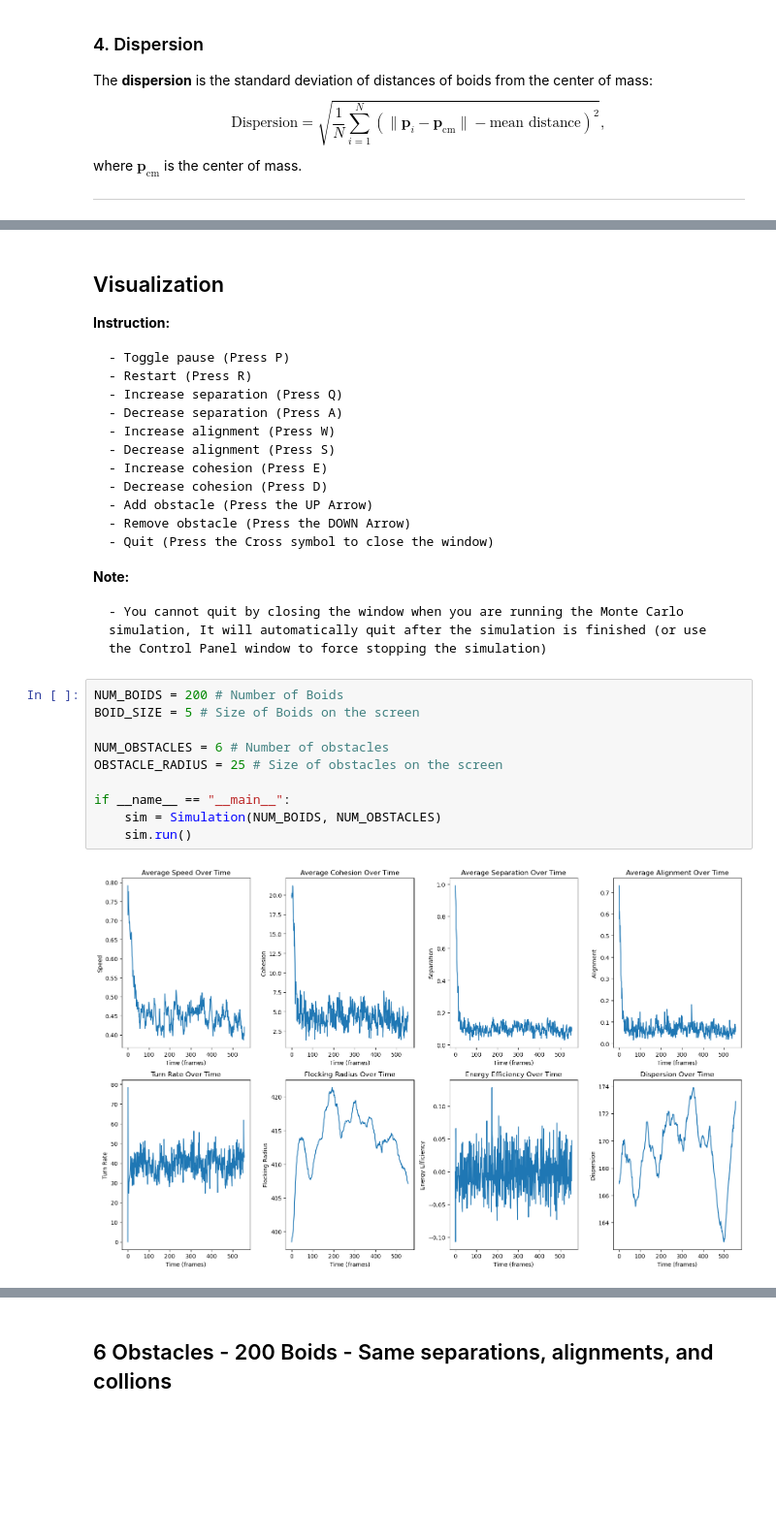
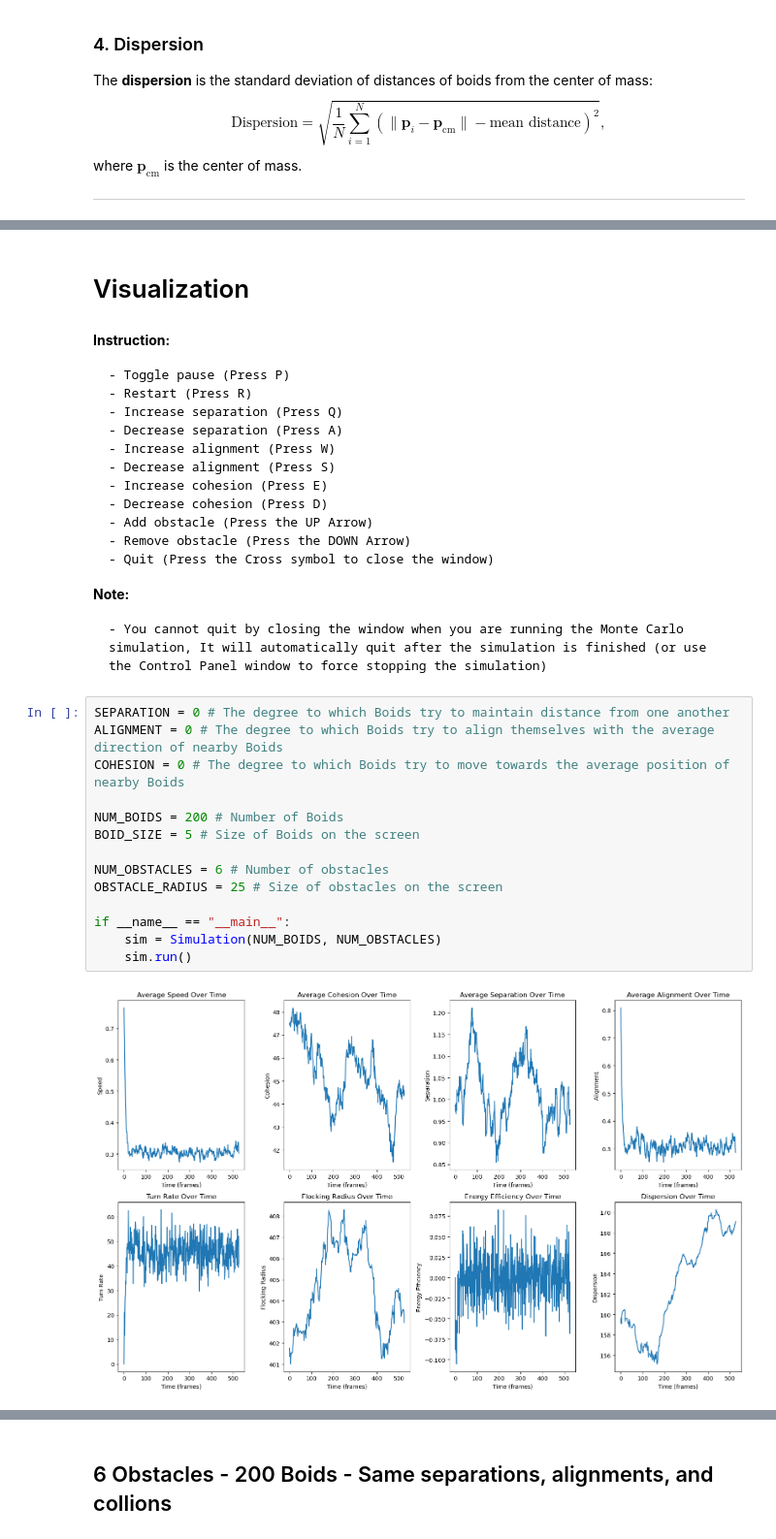
Before and after one commit to ChuongQuoc1413017/Boids_Simulation, a Jupyter notebook: Boids_Simulation-Final Version.ipynb, the cells around one changed output, grey strips where cells are left out. Shown at 97% size. Saved outputs shown, nothing was run; the diff lists cells and outputs as text; blank space fills up the shorter version.

```diff
--- a/Boids_Simulation-Final Version.ipynb
+++ b/Boids_Simulation-Final Version.ipynb
@@ -919,8 +917,8 @@ COHESION = 1 # The degree to which Boids try to move towards the average positio
 COHESION_RADIUS = 200 # The radius within which Boids will begin to experience cohesion force
+# %% [markdown]
+# Visualization
 # %% [markdown]
-## Visualization
-
-**Instruction:**
+ **Instruction:**
 
     - Toggle pause (Press P)
     - Restart (Press R)
@@ -938,14 +936,18 @@ COHESION_RADIUS = 200 # The radius within which Boids will begin to experience c
 
     - You cannot quit by closing the window when you are running the Monte Carlo simulation, It will automatically quit after the simulation is finished (or use the Control Panel window to force stopping the simulation)
 # %%
+SEPARATION = 0 # The degree to which Boids try to maintain distance from one another
+ALIGNMENT = 0 # The degree to which Boids try to align themselves with the average direction of nearby Boids
+COHESION = 0 # The degree to which Boids try to move towards the average position of nearby Boids
+
 NUM_BOIDS = 200 # Number of Boids
 BOID_SIZE = 5 # Size of Boids on the screen
 
 NUM_OBSTACLES = 6 # Number of obstacles
 OBSTACLE_RADIUS = 25 # Size of obstacles on the screen
 
 if __name__ == "__main__":
     sim = Simulation(NUM_BOIDS, NUM_OBSTACLES)
     sim.run()
 # %% [output]
-[figure, old version]
+[figure, new version]
```
Also changed, not shown: parts of 22 cells of this notebook.
